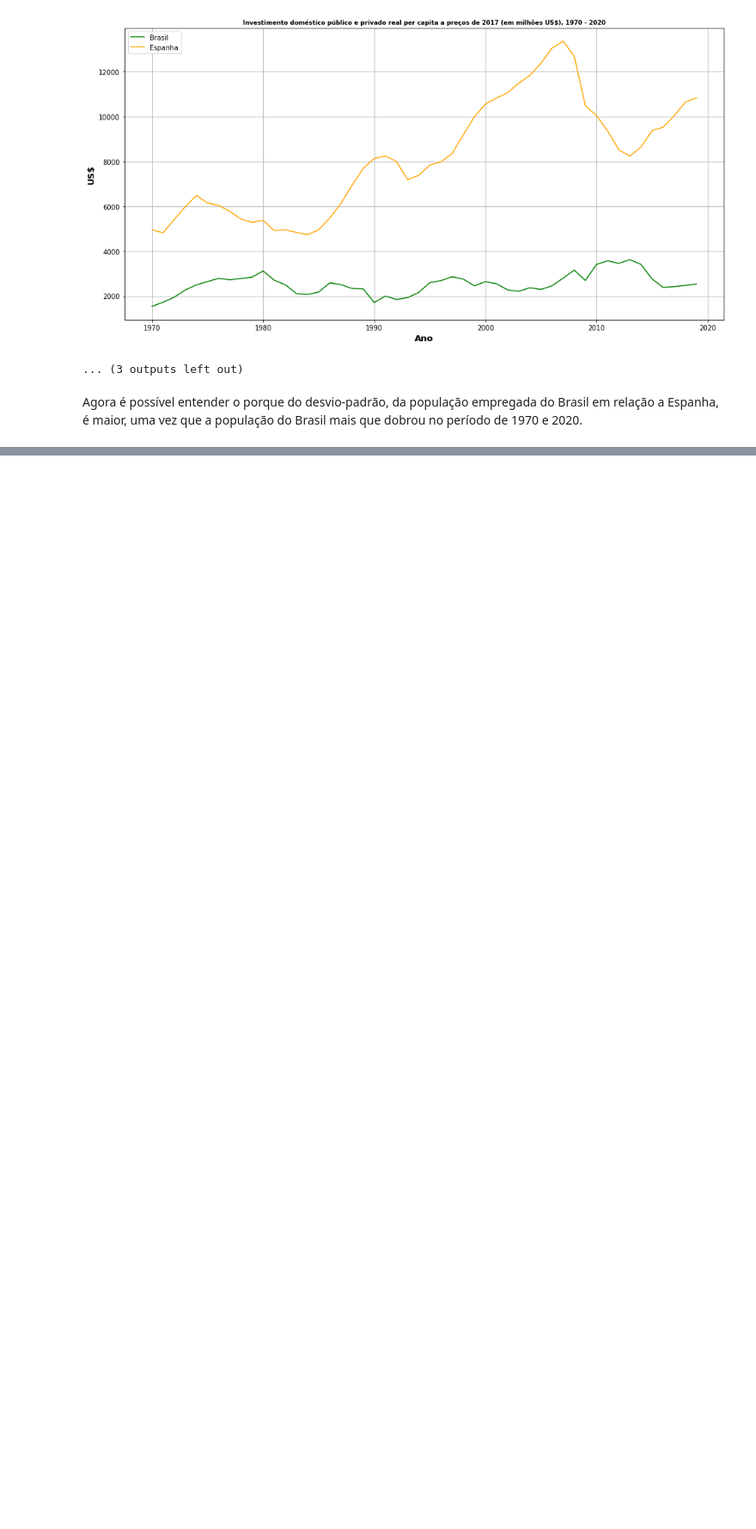
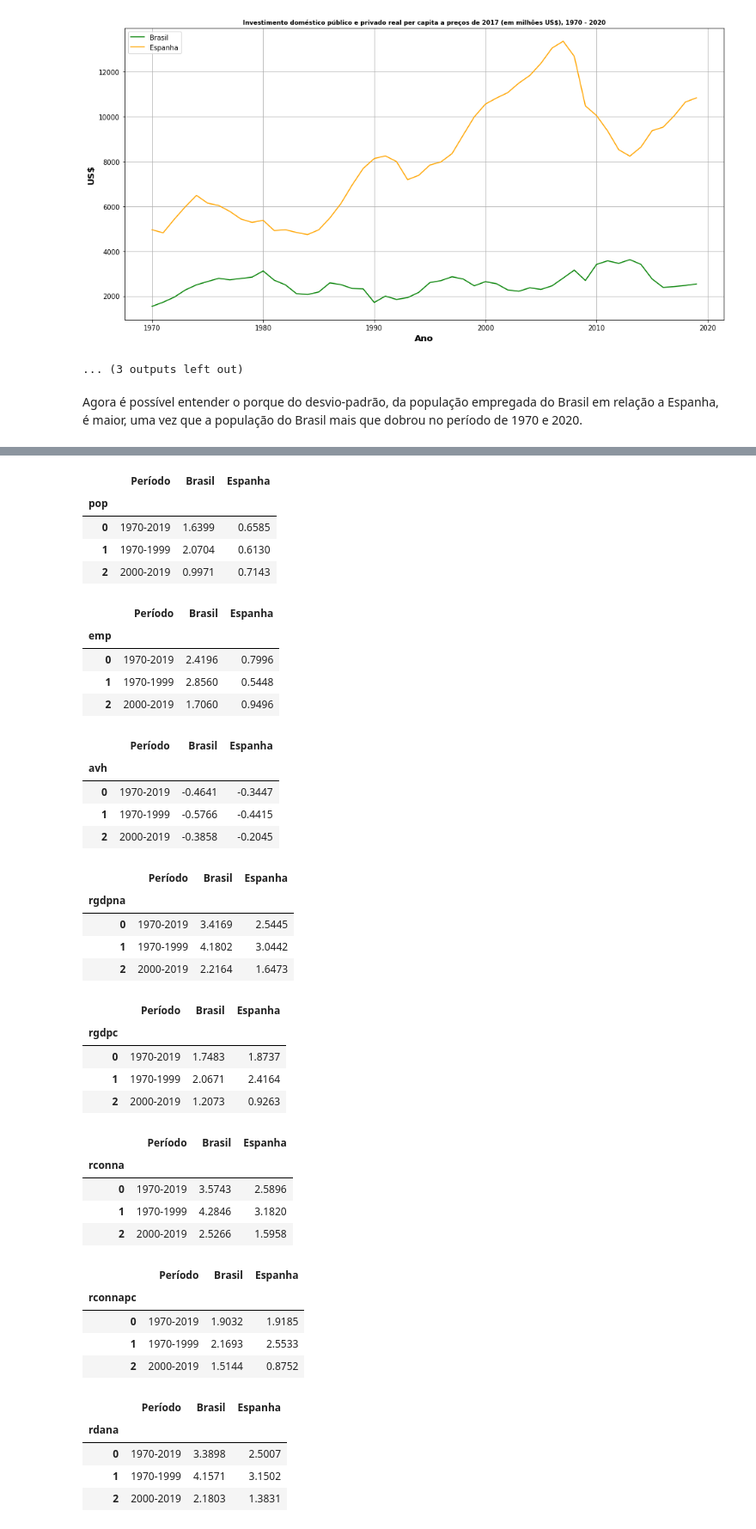
Before and after one commit to MatheusFumega/brasil-espanha, a Jupyter notebook: 6.ipynb, the cells around one changed output, grey strips where cells are left out. Shown at 86% size. Saved outputs shown, nothing was run; the diff lists cells and outputs as text; code cells hidden in the pictures; blank space fills up the shorter version.

```diff
--- a/6.ipynb
+++ b/6.ipynb
@@ -427,0 +435,58 @@ Agora é possível entender o porque do desvio-padrão, da população empregada
+# %%
+# criando uma função pra fazer a taxa de crescimento médio entre os anos
+def taxa_crescimento(ano_presente,ano_passado,valor_presente,valor_passado):
+
+    taxa_crescimento = (((valor_presente/valor_passado)**(1/(ano_presente-ano_passado)))-1)*100
+
+    return round(taxa_crescimento, 4)
+# %%
+for i in data_brasil.columns[1:15]:
+
+    descritive = pd.DataFrame({"Período":['1970-2019','1970-1999','2000-2019'],
+                                "Brasil":[taxa_crescimento(2019, 1970, data_brasil[i][2019], data_brasil[i][1970]), taxa_crescimento(1999, 1970, data_brasil[i][1999], data_brasil[i][1970]), taxa_crescimento(2019, 2000, data_brasil[i][2019], data_brasil[i][2000])],
+                                "Espanha":[taxa_crescimento(2019, 1970, data_espanha[i][2019], data_espanha[i][1970]), taxa_crescimento(1999, 1970, data_espanha[i][1999], data_espanha[i][1970]), taxa_crescimento(2019, 2000, data_espanha[i][2019], data_espanha[i][2000])]})
+
+
+    descritive.index.name = i
+    display(descritive)
+# %% [output]
+|  | Período | Brasil | Espanha |
+| pop |  |  |  |
+| 0 | 1970-2019 | 1.6399 | 0.6585 |
+| 1 | 1970-1999 | 2.0704 | 0.6130 |
+| 2 | 2000-2019 | 0.9971 | 0.7143 |
+|  | Período | Brasil | Espanha |
+| emp |  |  |  |
+| 0 | 1970-2019 | 2.4196 | 0.7996 |
+| 1 | 1970-1999 | 2.8560 | 0.5448 |
+| 2 | 2000-2019 | 1.7060 | 0.9496 |
+|  | Período | Brasil | Espanha |
+| avh |  |  |  |
+| 0 | 1970-2019 | -0.4641 | -0.3447 |
+| 1 | 1970-1999 | -0.5766 | -0.4415 |
+| 2 | 2000-2019 | -0.3858 | -0.2045 |
+|  | Período | Brasil | Espanha |
+| rgdpna |  |  |  |
+| 0 | 1970-2019 | 3.4169 | 2.5445 |
+| 1 | 1970-1999 | 4.1802 | 3.0442 |
+| 2 | 2000-2019 | 2.2164 | 1.6473 |
+|  | Período | Brasil | Espanha |
+| rgdpc |  |  |  |
+| 0 | 1970-2019 | 1.7483 | 1.8737 |
+| 1 | 1970-1999 | 2.0671 | 2.4164 |
+| 2 | 2000-2019 | 1.2073 | 0.9263 |
+|  | Período | Brasil | Espanha |
+| rconna |  |  |  |
+| 0 | 1970-2019 | 3.5743 | 2.5896 |
+| 1 | 1970-1999 | 4.2846 | 3.1820 |
+| 2 | 2000-2019 | 2.5266 | 1.5958 |
+|  | Período | Brasil | Espanha |
+| rconnapc |  |  |  |
+| 0 | 1970-2019 | 1.9032 | 1.9185 |
+| 1 | 1970-1999 | 2.1693 | 2.5533 |
+| 2 | 2000-2019 | 1.5144 | 0.8752 |
+|  | Período | Brasil | Espanha |
+| rdana |  |  |  |
+| 0 | 1970-2019 | 3.3898 | 2.5007 |
+| 1 | 1970-1999 | 4.1571 | 3.1502 |
+| 2 | 2000-2019 | 2.1803 | 1.3831 |
```
Also changed, not shown: parts of 6 cells of this notebook.
